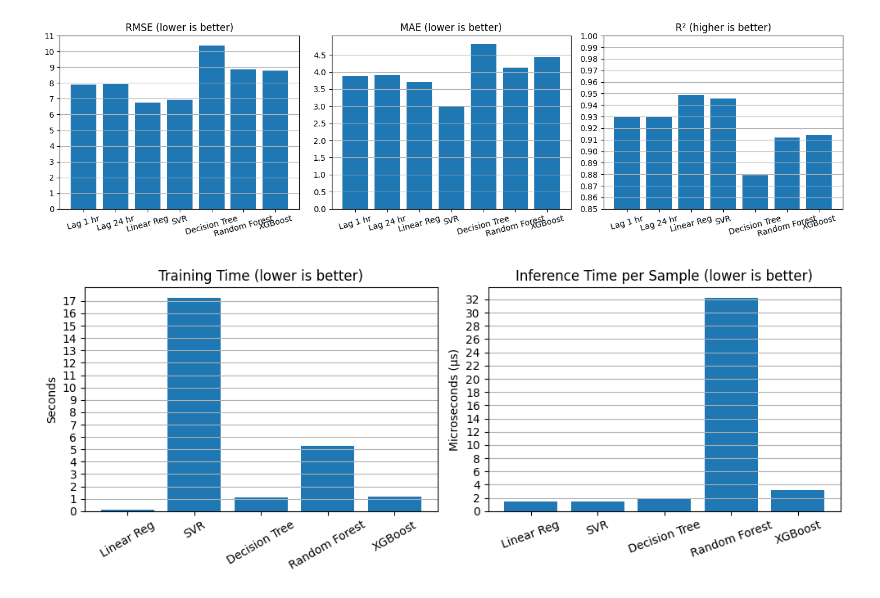
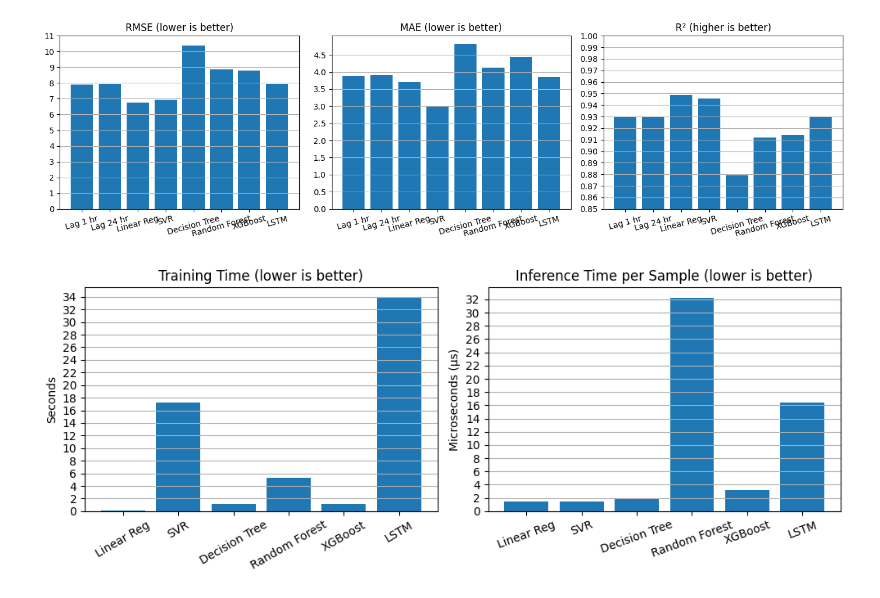
Before and after one commit to adarsha-7/pm25-forecasting, a Jupyter notebook: notebooks/experiments/exp_1/comparison.ipynb, the cells around one changed output. Drawn from its saved outputs; the diff is of its cells as text; code cells hidden in the pictures.

```diff
--- a/notebooks/experiments/exp_1/comparison.ipynb
+++ b/notebooks/experiments/exp_1/comparison.ipynb
@@ -1,12 +1,12 @@
 # %%
 import matplotlib.pyplot as plt
 
-models          = ['Lag 1 hr', 'Lag 24 hr', 'Linear Reg', 'SVR', 'Decision Tree', 'Random Forest', 'XGBoost']
-rmse            = [ 7.9040, 7.9284, 6.7695, 6.9521, 10.4001, 8.8816, 8.7818]
-mae             = [3.8815, 3.8999, 3.6976, 3.0115,  4.8170,  4.1286, 4.4337]
-r2              = [0.9301, 0.9298, 0.9487, 0.9459,  0.8790,  0.9118, 0.9137]
-training_times  = [0.09,  17.23,    1.09,    5.31,   1.21]
-inference_times = [1.4158, 1.4251,  1.7896, 32.1967, 3.2068]
+models          = ['Lag 1 hr', 'Lag 24 hr', 'Linear Reg', 'SVR', 'Decision Tree', 'Random Forest', 'XGBoost', 'LSTM']
+rmse            = [ 7.9040, 7.9284, 6.7695, 6.9521, 10.4001, 8.8816, 8.7818, 7.9390]
+mae             = [3.8815, 3.8999, 3.6976, 3.0115,  4.8170,  4.1286, 4.4337, 3.8478]
+r2              = [0.9301, 0.9298, 0.9487, 0.9459,  0.8790,  0.9118, 0.9137, 0.9295]
+training_times  = [0.09,  17.23,    1.09,    5.31,   1.21, 33.8]
+inference_times = [1.4158, 1.4251,  1.7896, 32.1967, 3.2068, 16.48]
 # %%
 import numpy as np
 
@@ -34,25 +34,25 @@ axes[2].grid(True, axis='y')
 plt.tight_layout()
 plt.show()
 # %% [output]
-[figure, old version]
+[figure, new version]
 # %%
 fig, axes = plt.subplots(1, 2, figsize=(10, 4))
 
-axes[0].bar(models[2:7], training_times)
+axes[0].bar(models[2:8], training_times)
 axes[0].set_title('Training Time (lower is better)')
 axes[0].set_ylabel('Seconds')
 axes[0].tick_params(axis='x', rotation=30)
-axes[0].set_yticks(np.arange(0, 18, 1))
+axes[0].set_yticks(np.arange(0, 36, 2))
 axes[0].grid(True, axis='y')
 
-axes[1].bar(models[2:7], inference_times)
+axes[1].bar(models[2:8], inference_times)
 axes[1].set_title('Inference Time per Sample (lower is better)')
 axes[1].set_ylabel('Microseconds (µs)')
 axes[1].tick_params(axis='x', rotation=20)
 axes[1].set_yticks(np.arange(0, 34, 2))
 axes[1].grid(True, axis='y')
 
 plt.tight_layout()
 plt.show()
 # %% [output]
-[figure, old version]
+[figure, new version]
```
Also changed, not shown: 3 other files.
